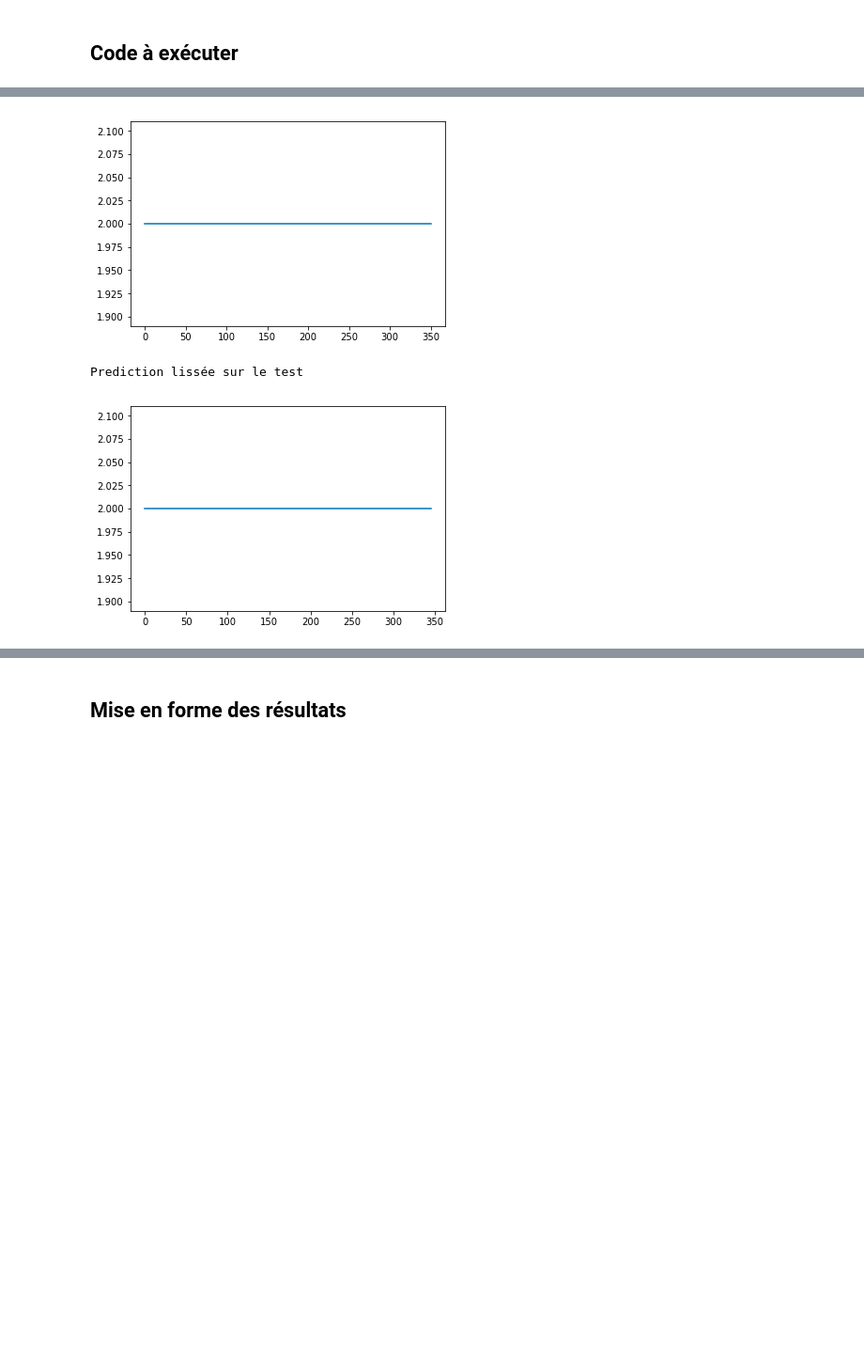
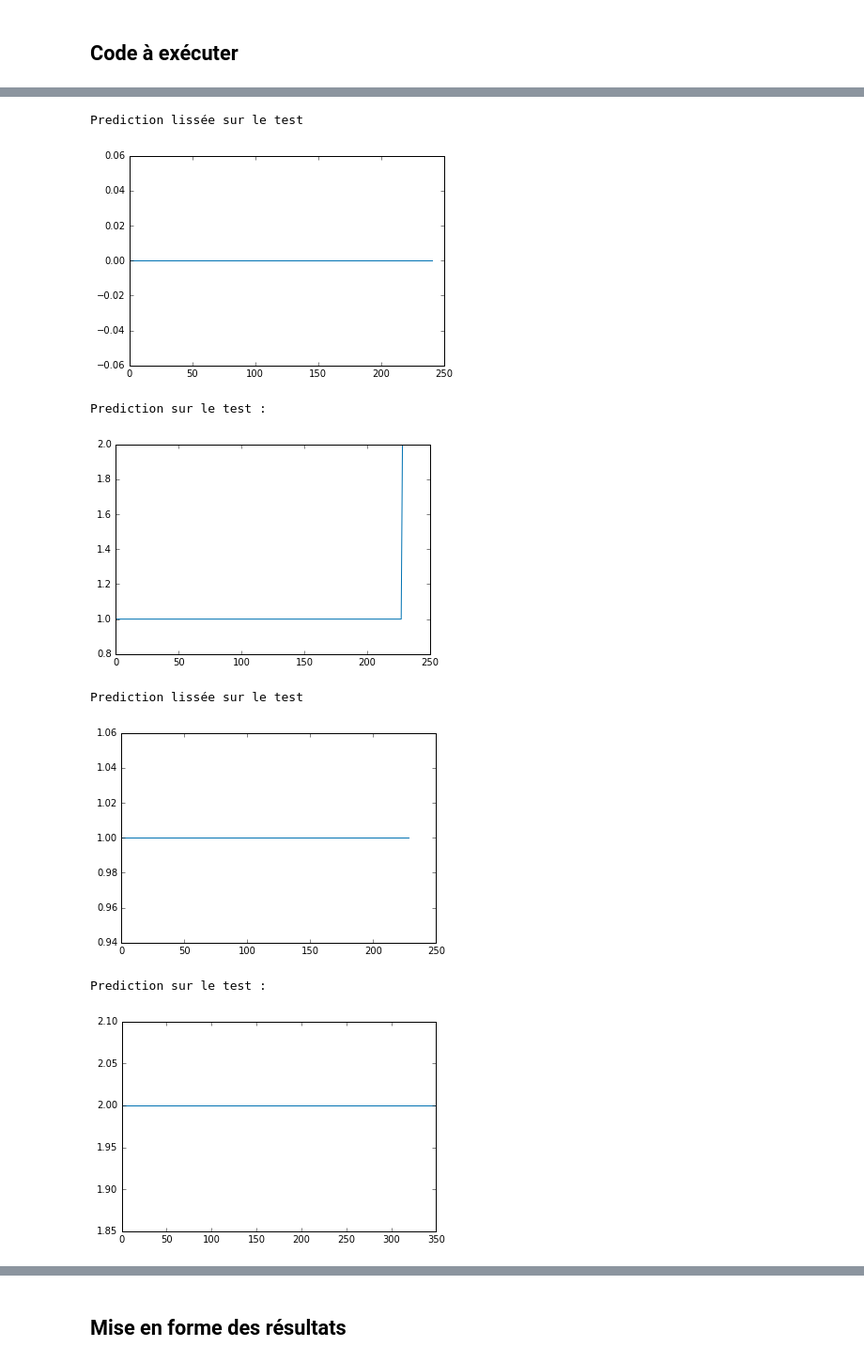
Before and after one commit to Vincent-Robert/Projet-SIGMA, a Jupyter notebook: Script court.ipynb, the cells around one changed output, grey strips where cells are left out. Shown: that part at 94% size. Saved outputs shown, nothing was run; the diff lists cells and outputs as text; code cells hidden in the pictures; blank space fills up the shorter version.

```diff
--- a/Script court.ipynb
+++ b/Script court.ipynb
@@ -231,9 +234,9 @@ def actually_predict(classifier1, classifier2, test_features, pca, scaler):
 # Hyperparamètres
 window_length = 600
 recouvrement = 0.95
-n = 3
+n = 8
 train_name = 'total1.csv'
-liste_labels = [0, 1, 2, 3, 4] # 0 c'est assis, 1 c'est debout, 2 marche, 3 monte escalier, 4 descend escalier
+liste_labels = [0, 1, 2, 4, 3] # 0 c'est assis, 1 c'est debout, 2 marche, 3 monte escalier, 4 descend escalier
 liste_transitions = [6387, 12431, 26944, 38936] #46733
 # %%
 train_features, labels_idee = create_train(train_name, window_length, recouvrement, n, liste_labels, liste_transitions)
@@ -252,22 +255,22 @@ Prediction sur le train, juste pour voir :
 # %%
-test_name = 'marche2.csv'
-test_features = create_test(test_name, window_length, recouvrement, n)
+test_liste = ['assis2.csv', 'debout2.csv', 'marche2.csv', 'monte2.csv', 'descente2.csv']
+for test_name in test_liste:
+    test_features = create_test(test_name, window_length, recouvrement, n)
 
-print('Prediction sur le test : ')
-prediction_test = actually_predict(classifier1, classifier2, test_features, pca, scaler)
-#prediction_test = actually_predict(classifier, test_features, pca, scaler)
-plt.figure()
-plt.plot(np.rint(prediction_test))
-plt.show()
+    print('Prediction sur le test : ')
+    prediction_test = actually_predict(classifier1, classifier2, test_features, pca, scaler)
+    #prediction_test = actually_predict(classifier, test_features, pca, scaler)
+    plt.figure()
+    plt.plot(np.rint(prediction_test))
+    plt.show()
 
+    m = 20. # "lissage" de la solution
+    prediction = np.array(signal.convolve(prediction_test, np.ones(int(m))/m))
+    prediction = np.rint(prediction[int(math.ceil((m - 1)/ 2) + 1) : int(- math.floor((m)/2) - 1)])
 
-m = 10. # "lissage" de la solution
-prediction = np.array(signal.convolve(prediction_test, np.ones(int(m))/m))
-prediction = np.rint(prediction[int(math.ceil((m - 1)/ 2) + 2) : int(- math.floor((m)/2) - 2)])
-
-print('Prediction lissée sur le test')
-plt.figure()
-plt.plot(prediction)
-plt.show()
+    print('Prediction lissée sur le test')
+    plt.figure()
+    plt.plot(prediction)
+    plt.show()
 # %% [output]
 Prediction sur le test :
@@ -275,3 +278,8 @@ Prediction sur le test :
+Prediction lissée sur le test
-[figure, old version]
+[figure, new version]
-Prediction lissée sur le test
+Prediction sur le test :
-[figure, old version]
+[figure, new version]
+Prediction lissée sur le test
+[figure, added]
+Prediction sur le test :
+[figure, added]
```
Also changed, not shown: parts of 8 cells of this notebook.
